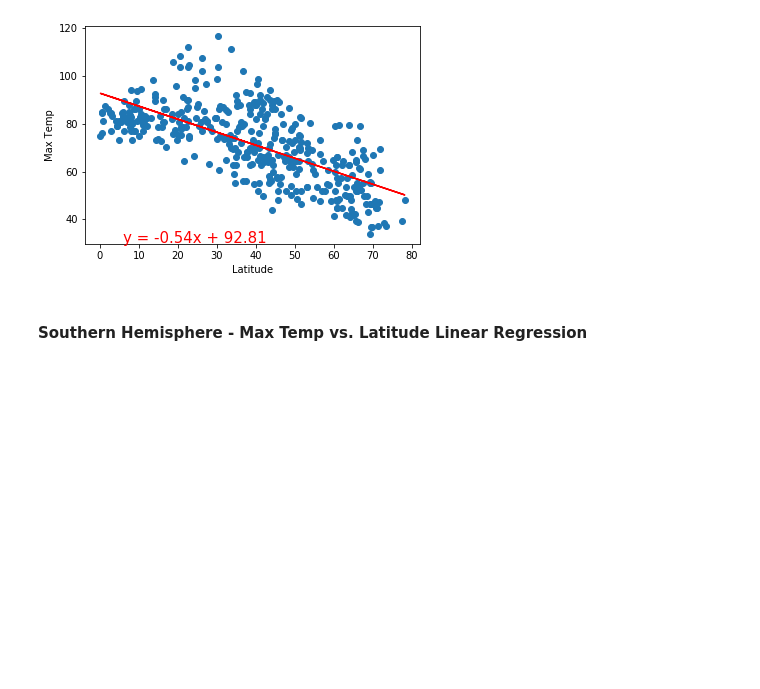
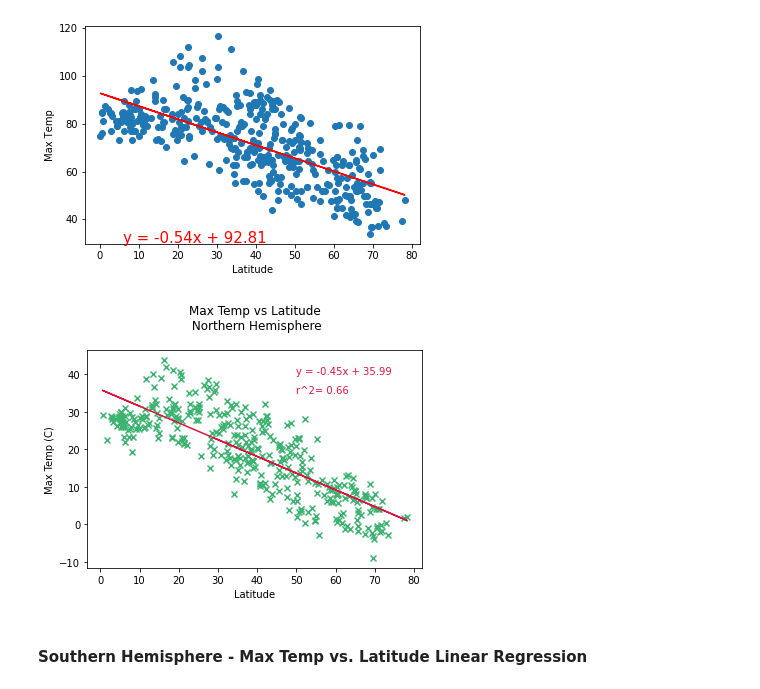
Before and after one commit to uldom/Python_API_Challenge, a Jupyter notebook: WeatherPy/WeatherPy.ipynb, the cells around one changed output. Cells and saved outputs as stored; diff of their text form; code cells hidden in the pictures; blank space fills up the shorter version.

Commit message:
Linear Regression in progress

```diff
--- a/WeatherPy/WeatherPy.ipynb
+++ b/WeatherPy/WeatherPy.ipynb
@@ -434,6 +434,22 @@ plt.show()
 [figure]
 # %% [markdown]
 ## Linear Regression
+# %%
+# Linear Regression
+
+def linear_regression (x_axis,y_axis,x,y):
+    (slope, intercept, rvalue, pvalue, stderr) = linregress(x_axis, y_axis)
+    regress_values = x_axis * slope + intercept
+    line_eq = "y = " + str(round(slope,2)) + "x + " + str(round(intercept,2))
+    fig,ax=plt.subplots()
+    ax.scatter(x_axis,y_axis,color="mediumseagreen",marker='x')
+    ax.plot(x_axis,regress_values,"crimson")
+    ax.annotate(line_eq,(x,y),fontsize=10,color="crimson")
+    ax.annotate(f'r^2= {round(rvalue**2,2)}',(x,y-5),fontsize=10,color="crimson")
+
+# Hemispheres
+North = clean_city_data.loc[clean_city_data['Lat']>0,:]
+South = clean_city_data.loc[clean_city_data['Lat']<0,:]
 # %% [markdown]
 ####  Northern Hemisphere - Max Temp vs. Latitude Linear Regression
 # %%
@@ -455,2 +460,14 @@ print(f'r2 = {r2}')
+# %%
+# Scatter Plot with Linear Regression
+
+linear_regression(North['Lat'],North['Max Temp'],50,40)
+plt.xlabel("Latitude")
+plt.ylabel("Max Temp (C)")
+plt.title('Max Temp vs Latitude\n Northern Hemisphere\n')
+plt.savefig('Images/Max_Temp_vs_Latitude_North_Hemisphere.png')
+plt.savefig('Images/Max_Temp_vs_Latitude_North_Hemisphere.jpg')
+plt.show()
+# %% [output]
+[figure, added]
 # %% [markdown]
 ####  Southern Hemisphere - Max Temp vs. Latitude Linear Regression
```
Also changed, not shown: parts of 6 cells of this notebook, 4 other files.
